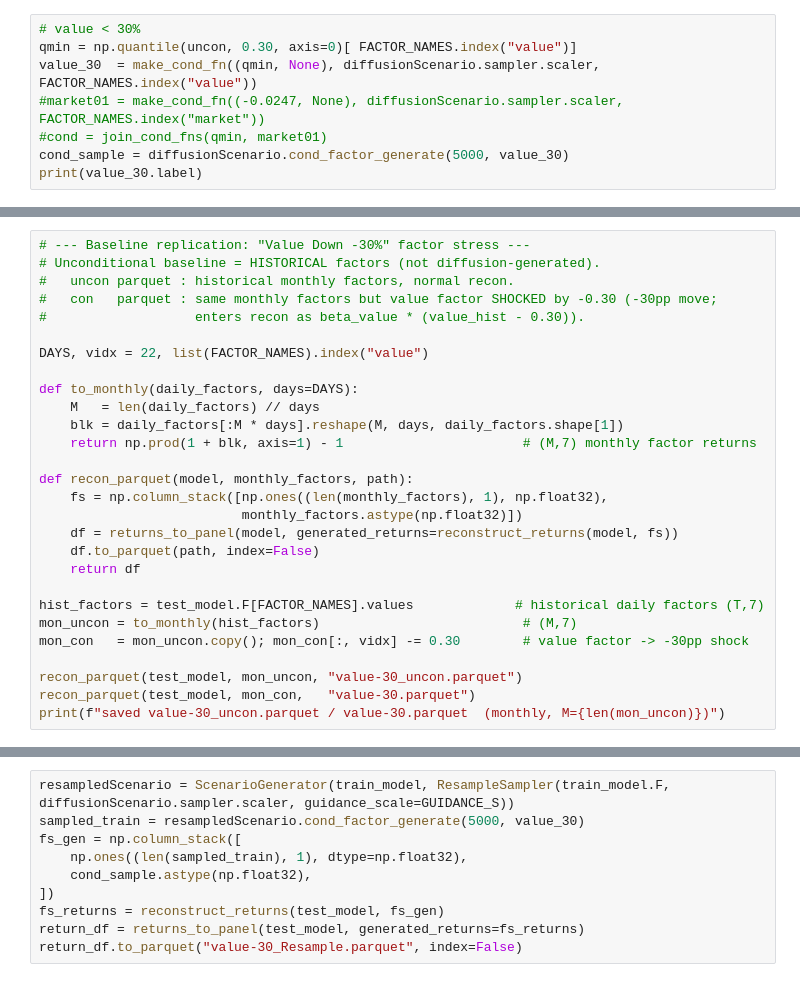
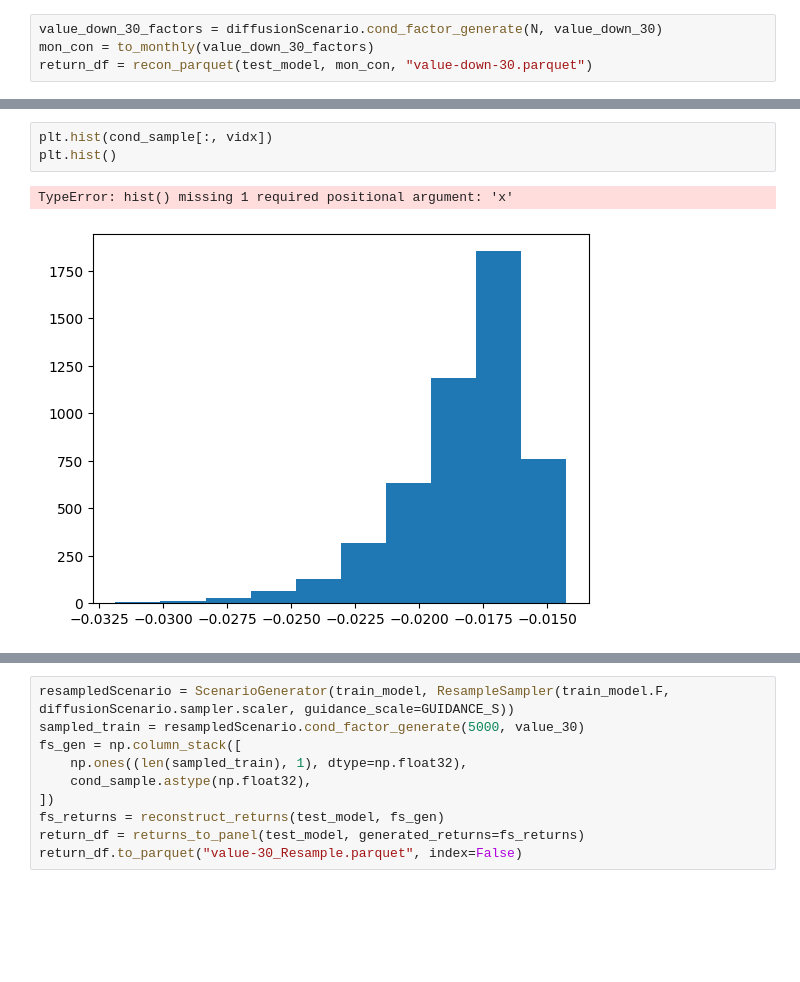
Before and after one commit to yryMax/TailEnhancedFinDiff, a Jupyter notebook: conditional_evaluation.ipynb, the cells around one changed output, grey strips where cells are left out. Saved outputs shown, nothing was run; the diff lists cells and outputs as text; blank space fills up the shorter version.

```diff
--- a/conditional_evaluation.ipynb
+++ b/conditional_evaluation.ipynb
@@ -177,8 +94,4 @@ Unconditional 30% quantiles:
 # %%
-# value < 30%
-qmin = np.quantile(uncon, 0.30, axis=0)[ FACTOR_NAMES.index("value")]
-value_30  = make_cond_fn((qmin, None), diffusionScenario.sampler.scaler, FACTOR_NAMES.index("value"))
-#market01 = make_cond_fn((-0.0247, None), diffusionScenario.sampler.scaler, FACTOR_NAMES.index("market"))
-#cond = join_cond_fns(qmin, market01)
-cond_sample = diffusionScenario.cond_factor_generate(5000, value_30)
-print(value_30.label)
+value_down_30_factors = diffusionScenario.cond_factor_generate(N, value_down_30)
+mon_con = to_monthly(value_down_30_factors)
+return_df = recon_parquet(test_model, mon_con, "value-down-30.parquet")
@@ -195,29 +145 @@ return_df = returns_to_panel(test_model, generated_returns=fs_returns)
 return_df.to_parquet("value-30.parquet", index=False)
-# %%
-# --- Baseline replication: "Value Down -30%" factor stress ---
-# Unconditional baseline = HISTORICAL factors (not diffusion-generated).
-#   uncon parquet : historical monthly factors, normal recon.
-#   con   parquet : same monthly factors but value factor SHOCKED by -0.30 (-30pp move;
-#                   enters recon as beta_value * (value_hist - 0.30)).
-
-DAYS, vidx = 22, list(FACTOR_NAMES).index("value")
-
-def to_monthly(daily_factors, days=DAYS):
-    M   = len(daily_factors) // days
-    blk = daily_factors[:M * days].reshape(M, days, daily_factors.shape[1])
-    return np.prod(1 + blk, axis=1) - 1                       # (M,7) monthly factor returns
-
-def recon_parquet(model, monthly_factors, path):
-    fs = np.column_stack([np.ones((len(monthly_factors), 1), np.float32),
-                          monthly_factors.astype(np.float32)])
-    df = returns_to_panel(model, generated_returns=reconstruct_returns(model, fs))
-    df.to_parquet(path, index=False)
-    return df
-
-hist_factors = test_model.F[FACTOR_NAMES].values             # historical daily factors (T,7)
-mon_uncon = to_monthly(hist_factors)                          # (M,7)
-mon_con   = mon_uncon.copy(); mon_con[:, vidx] -= 0.30        # value factor -> -30pp shock
-
-recon_parquet(test_model, mon_uncon, "value-30_uncon.parquet")
-recon_parquet(test_model, mon_con,   "value-30.parquet")
-print(f"saved value-30_uncon.parquet / value-30.parquet  (monthly, M={len(mon_uncon)})")
@@ -249,3 +146,9 @@ array([[ 0.00679551, -0.00019022,  0.00163587, ...,  0.00078971,
+# %%
+plt.hist(cond_sample[:, vidx])
+plt.hist()
+# %% [output]
+TypeError: hist() missing 1 required positional argument: 'x'
+[figure, added]
 # %%
 gaussion_model = load_model("model/Gaussion")
 gaussionScenario = ScenarioGenerator(gaussion_model, GaussianSampler(gaussion_model.F, diffusionScenario.sampler.scaler, guidance_scale=GUIDANCE_S))
```
Also changed, not shown: parts of 30 cells of this notebook, 1 other file.
